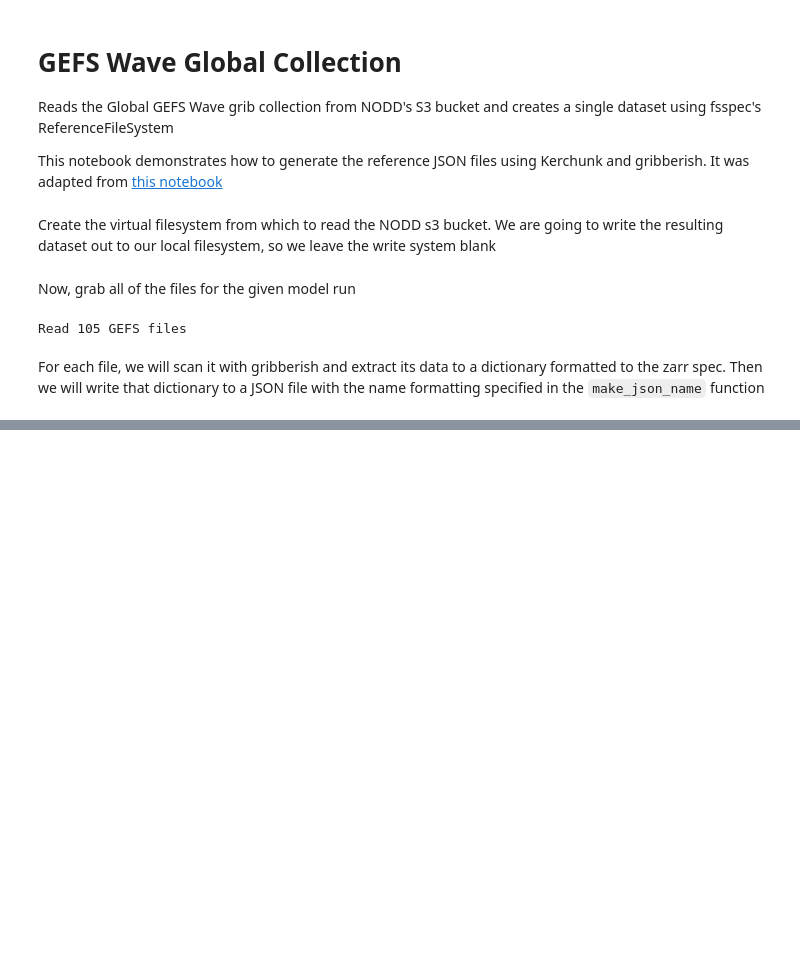
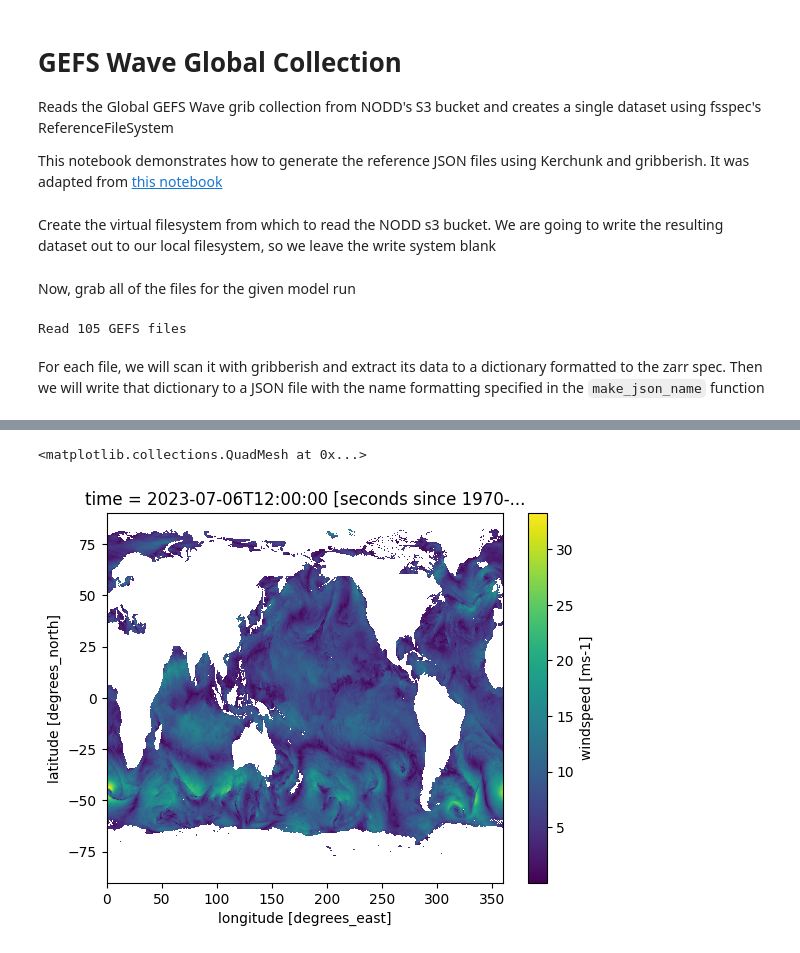
Before and after one commit to mpiannucci/gribberish, a Jupyter notebook: python/examples/kerchunk_gefs_wave.ipynb, the cells around one changed output, grey strips where cells are left out. Drawn from its saved outputs; the diff is of its cells as text; code cells hidden in the pictures; blank space fills up the shorter version.

```diff
--- a/python/examples/kerchunk_gefs_wave.ipynb
+++ b/python/examples/kerchunk_gefs_wave.ipynb
@@ -52,0 +56,8 @@ Processing s3://noaa-gefs-pds/gefs.20230706/12/wave/gridded/gefs.wave.t12z.p01.g
+# %%
+import xarray as xr
+
+# open dataset as zarr object using fsspec reference file system and xarray
+fs = fsspec.filesystem("reference", fo='./gefs_wave/20230706_gefs_wave_t12z_global_message0.json', remote_protocol='s3', remote_options={'anon':True, 'use_ssl': False})
+m = fs.get_mapper("")
+ds = xr.open_dataset(m, engine="zarr", backend_kwargs=dict(consolidated=False))
+ds
@@ -52,0 +75,5 @@ Processing s3://noaa-gefs-pds/gefs.20230706/12/wave/gridded/gefs.wave.t12z.p01.g
+# %%
+ds.wind.plot()
+# %% [output]
+<matplotlib.collections.QuadMesh at 0x...>
+[figure, added]
```
Also changed, not shown: parts of 3 cells of this notebook, 3 other files.
